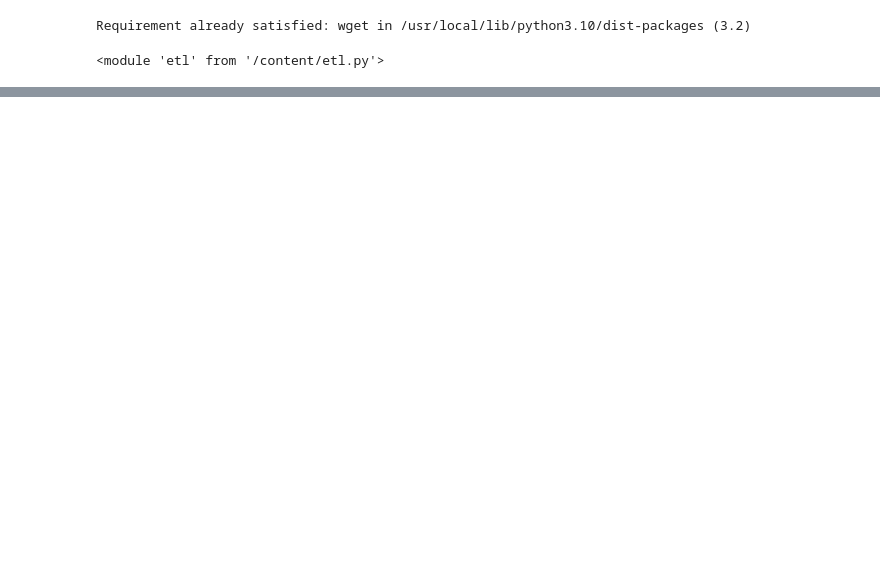
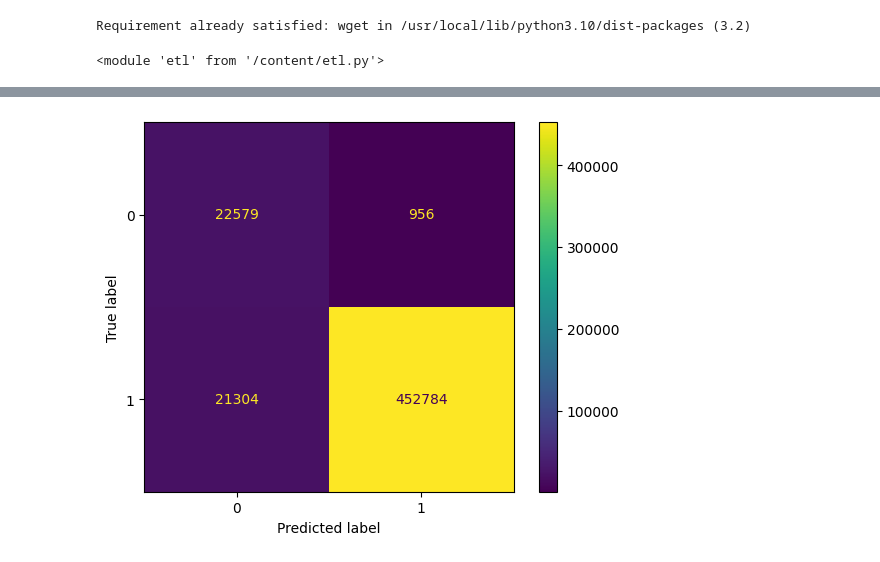
Before and after one commit to DEBI2024/AirBnb-Reviews, a Jupyter notebook: model_trial.ipynb, the cells around one changed output, grey strips where cells are left out. Drawn from its saved outputs; the diff is of its cells as text; code cells hidden in the pictures; blank space fills up the shorter version.

```diff
--- a/model_trial.ipynb
+++ b/model_trial.ipynb
@@ -104,0 +100,4 @@ gru.plot_confusion(np.round(model.predict(x_train)), y_train)
+# %%
+gru.plot_confusion(y_pred_test, y_test, normalize = None)
+# %% [output]
+[figure, added]
```
Also changed, not shown: parts of 14 cells of this notebook, 1 other file.
